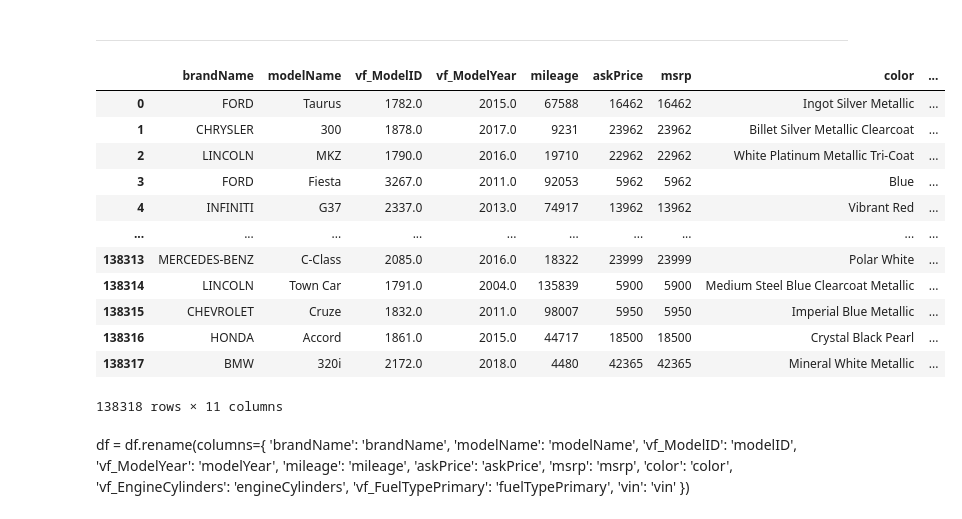
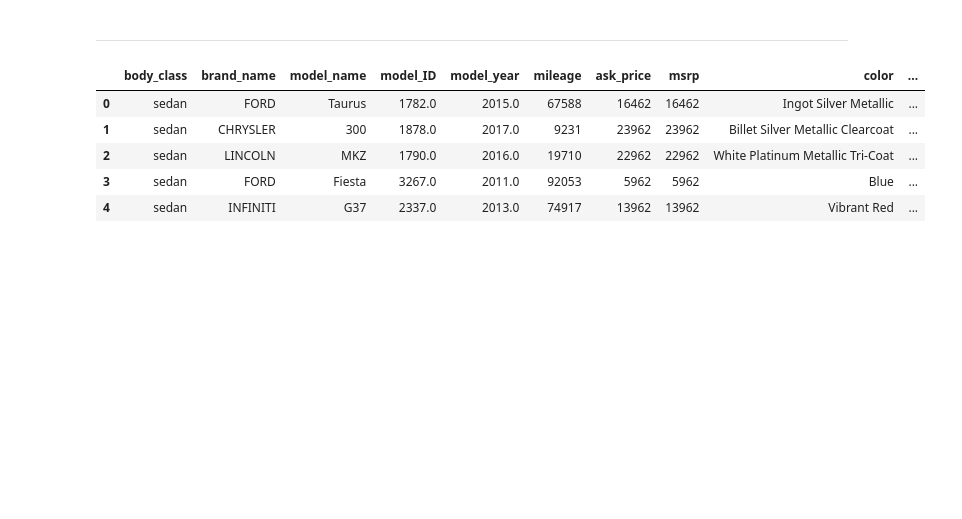
Before and after one commit to HendersonAlec2212/project_04, a Jupyter notebook: ipynb/Sedan_Random_Forest_Regressor.ipynb, the cells around one changed output. Cells and saved outputs as stored; diff of their text form; code cells hidden in the pictures; blank space fills up the shorter version.

```diff
--- a/ipynb/Sedan_Random_Forest_Regressor.ipynb
+++ b/ipynb/Sedan_Random_Forest_Regressor.ipynb
@@ -46,34 +53,13 @@ Test the difference between a prediction using the total data and a single make,
 # %% [markdown]
 -----------
 # %%
-df = pd.read_csv('csv/SEDAN_DATA_CLEAN.csv')
-df
+df = pd.read_csv('../csv/SEDAN_DATA_CLEAN.csv')
+df.head()
 # %% [output]
-|  | brandName | modelName | vf_ModelID | vf_ModelYear | mileage | askPrice | msrp | color | ... |
-| 0 | FORD | Taurus | 1782.0 | 2015.0 | 67588 | 16462 | 16462 | Ingot Silver Metallic | ... |
-| 1 | CHRYSLER | 300 | 1878.0 | 2017.0 | 9231 | 23962 | 23962 | Billet Silver Metallic Clearcoat | ... |
-| 2 | LINCOLN | MKZ | 1790.0 | 2016.0 | 19710 | 22962 | 22962 | White Platinum Metallic Tri-Coat | ... |
-| 3 | FORD | Fiesta | 3267.0 | 2011.0 | 92053 | 5962 | 5962 | Blue | ... |
-| 4 | INFINITI | G37 | 2337.0 | 2013.0 | 74917 | 13962 | 13962 | Vibrant Red | ... |
-| ... | ... | ... | ... | ... | ... | ... | ... | ... | ... |
-| 138313 | MERCEDES-BENZ | C-Class | 2085.0 | 2016.0 | 18322 | 23999 | 23999 | Polar White | ... |
-| 138314 | LINCOLN | Town Car | 1791.0 | 2004.0 | 135839 | 5900 | 5900 | Medium Steel Blue Clearcoat Metallic | ... |
-| 138315 | CHEVROLET | Cruze | 1832.0 | 2011.0 | 98007 | 5950 | 5950 | Imperial Blue Metallic | ... |
-| 138316 | HONDA | Accord | 1861.0 | 2015.0 | 44717 | 18500 | 18500 | Crystal Black Pearl | ... |
-| 138317 | BMW | 320i | 2172.0 | 2018.0 | 4480 | 42365 | 42365 | Mineral White Metallic | ... |
+|  | body_class | brand_name | model_name | model_ID | model_year | mileage | ask_price | msrp | color | ... |
+| 0 | sedan | FORD | Taurus | 1782.0 | 2015.0 | 67588 | 16462 | 16462 | Ingot Silver Metallic | ... |
+| 1 | sedan | CHRYSLER | 300 | 1878.0 | 2017.0 | 9231 | 23962 | 23962 | Billet Silver Metallic Clearcoat | ... |
+| 2 | sedan | LINCOLN | MKZ | 1790.0 | 2016.0 | 19710 | 22962 | 22962 | White Platinum Metallic Tri-Coat | ... |
+| 3 | sedan | FORD | Fiesta | 3267.0 | 2011.0 | 92053 | 5962 | 5962 | Blue | ... |
+| 4 | sedan | INFINITI | G37 | 2337.0 | 2013.0 | 74917 | 13962 | 13962 | Vibrant Red | ... |
-138318 rows × 11 columns
-# %% [markdown]
-df = df.rename(columns={
-    'brandName': 'brandName',
-    'modelName': 'modelName',
-    'vf_ModelID': 'modelID',
-    'vf_ModelYear': 'modelYear',
-    'mileage': 'mileage',
-    'askPrice': 'askPrice',
-    'msrp': 'msrp',
-    'color': 'color',
-    'vf_EngineCylinders': 'engineCylinders',
-    'vf_FuelTypePrimary': 'fuelTypePrimary',
-    'vin': 'vin'
-})
 # %%
```
Also changed, not shown: parts of 13 cells of this notebook, 17 other files.
